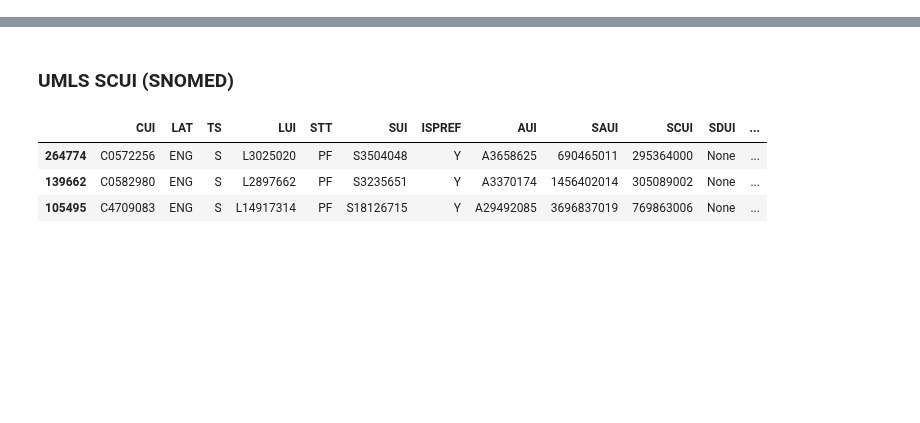
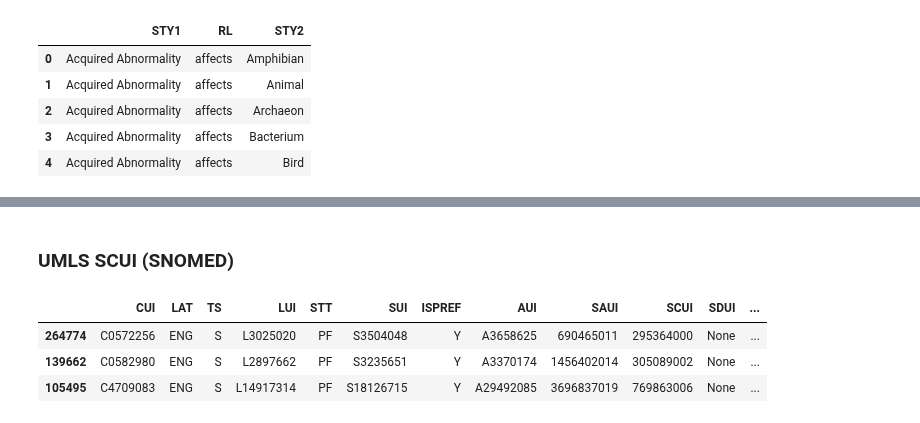
Before and after one commit to wtgme/snomed, a Jupyter notebook: umls.ipynb, the cells around one changed output, grey strips where cells are left out. Saved outputs shown, nothing was run; the diff lists cells and outputs as text; code cells hidden in the pictures; blank space fills up the shorter version.

```diff
--- a/umls.ipynb
+++ b/umls.ipynb
@@ -12,3 +17,6 @@ connect_string = 'mysql+pymysql://ckg:Admin123@10.200.106.114/umls'
+# %%
+connect_string = 'mysql+pymysql://root:Admin123@127.0.0.1/umls'
+# 10.200.106.114
 # %%
 sql_engine = sql.create_engine(connect_string)
 # %%
@@ -20,0 +44,14 @@ os.getcwd()
+# %%
+# UMLS semantic netowrks: SRSTRE2.
+query = '''SELECT * FROM SRSTRE2'''
+
+df = pd.read_sql_query(query, sql_engine)
+# %%
+df.head()
+# %% [output]
+|  | STY1 | RL | STY2 |
+| 0 | Acquired Abnormality | affects | Amphibian |
+| 1 | Acquired Abnormality | affects | Animal |
+| 2 | Acquired Abnormality | affects | Archaeon |
+| 3 | Acquired Abnormality | affects | Bacterium |
+| 4 | Acquired Abnormality | affects | Bird |
```
Also changed, not shown: parts of 29 cells of this notebook, 1 other file.
